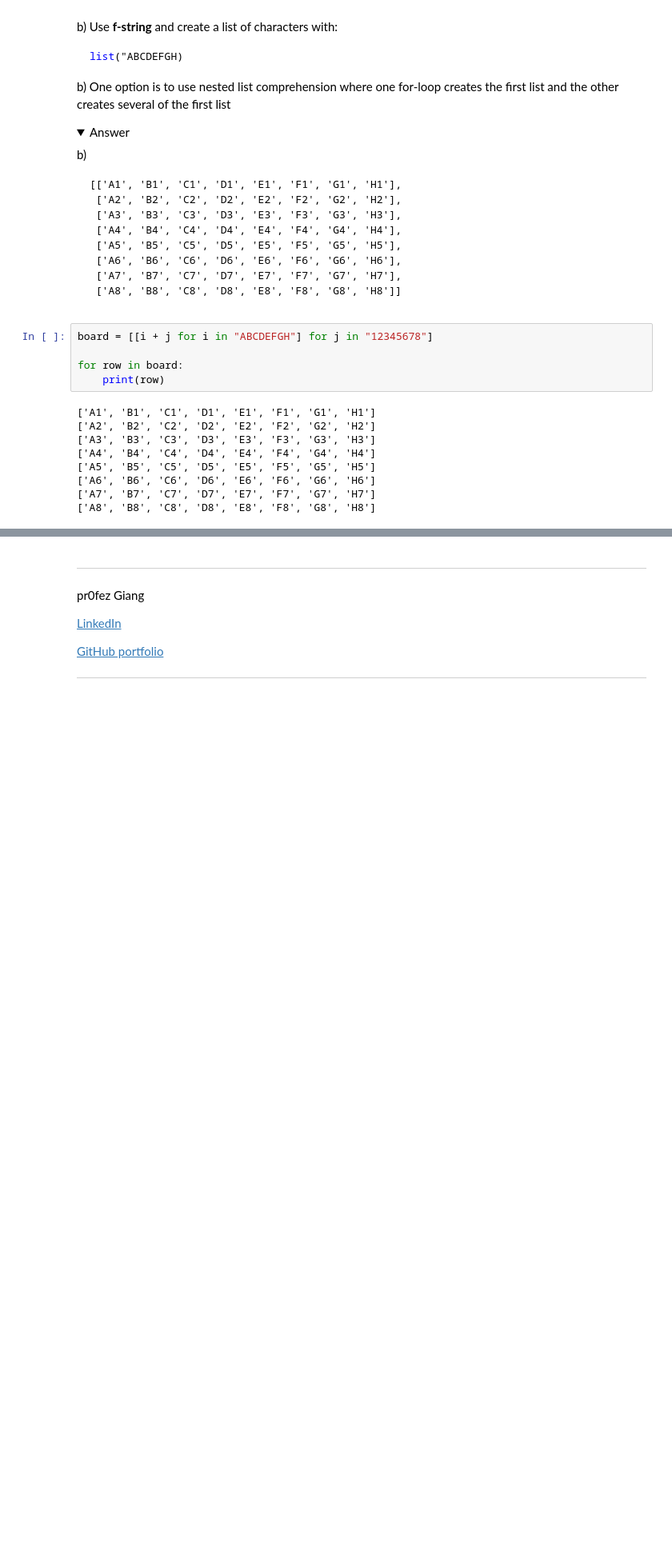
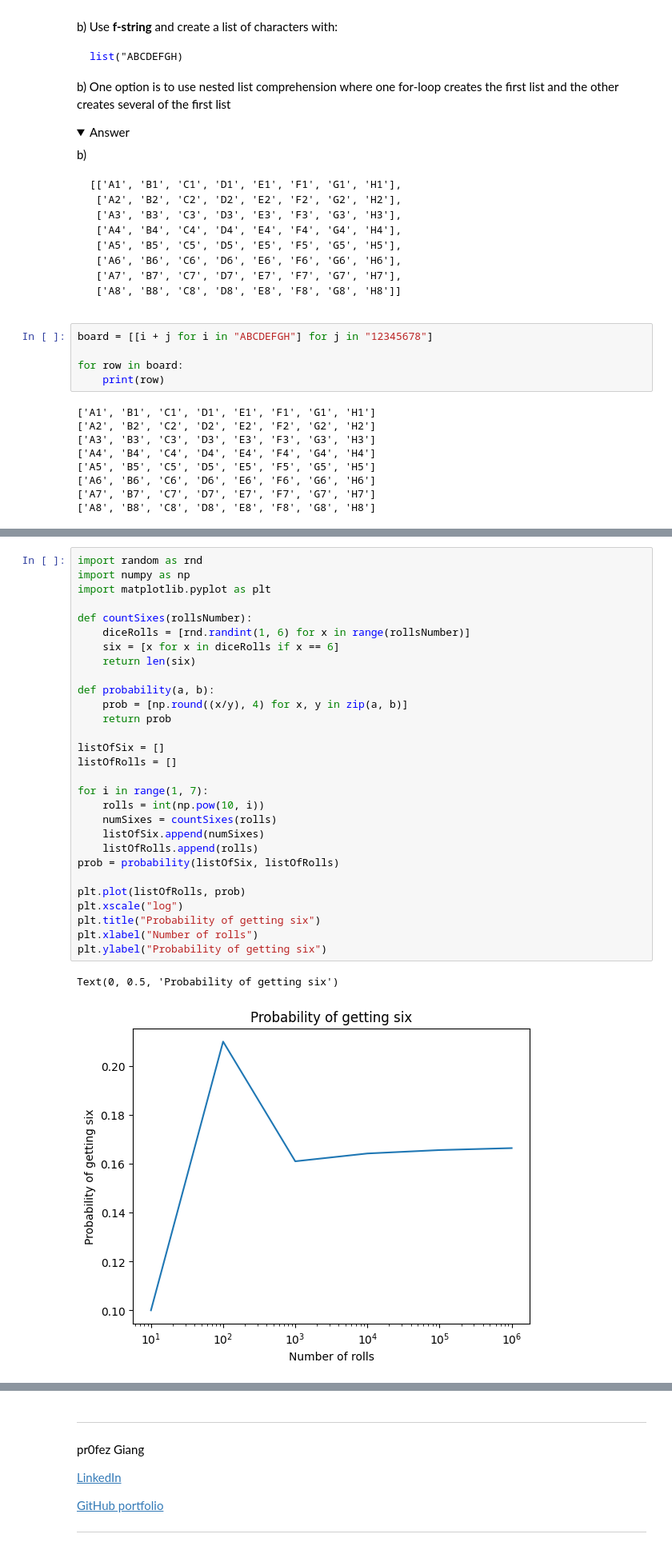
Before and after one commit to AdrianSSkog/Python_Programming_AdrianSoderbergSkog, a Jupyter notebook: Exercises/exercises04.ipynb, the cells around one changed output, grey strips where cells are left out. Shown at 80% size. Cells and saved outputs as stored; diff of their text form; folded sections open; blank space fills up the shorter version.

```diff
--- a/Exercises/exercises04.ipynb
+++ b/Exercises/exercises04.ipynb
@@ -250,6 +250,38 @@ random.seed(1)
 <img align="left" src="../assets/probability_six_graph.png" width="300"/>
 
 </details>
+# %%
+import random as rnd
+import numpy as np
+import matplotlib.pyplot as plt
+
+def countSixes(rollsNumber):
+    diceRolls = [rnd.randint(1, 6) for x in range(rollsNumber)]
+    six = [x for x in diceRolls if x == 6]
+    return len(six)
+
+def probability(a, b):
+    prob = [np.round((x/y), 4) for x, y in zip(a, b)]
+    return prob
+
+listOfSix = []
+listOfRolls = []
+
+for i in range(1, 7):
+    rolls = int(np.pow(10, i))
+    numSixes = countSixes(rolls)
+    listOfSix.append(numSixes)
+    listOfRolls.append(rolls)
+prob = probability(listOfSix, listOfRolls)
+
+plt.plot(listOfRolls, prob)
+plt.xscale("log")
+plt.title("Probability of getting six")
+plt.xlabel("Number of rolls")
+plt.ylabel("Probability of getting six")
+# %% [output]
+Text(0, 0.5, 'Probability of getting six')
+[figure, added]
 # %% [markdown]
 ---
 ## 6. Monte Carlo simulation (**)
```
Also changed, not shown: parts of 2 cells of this notebook, 1 other file.
